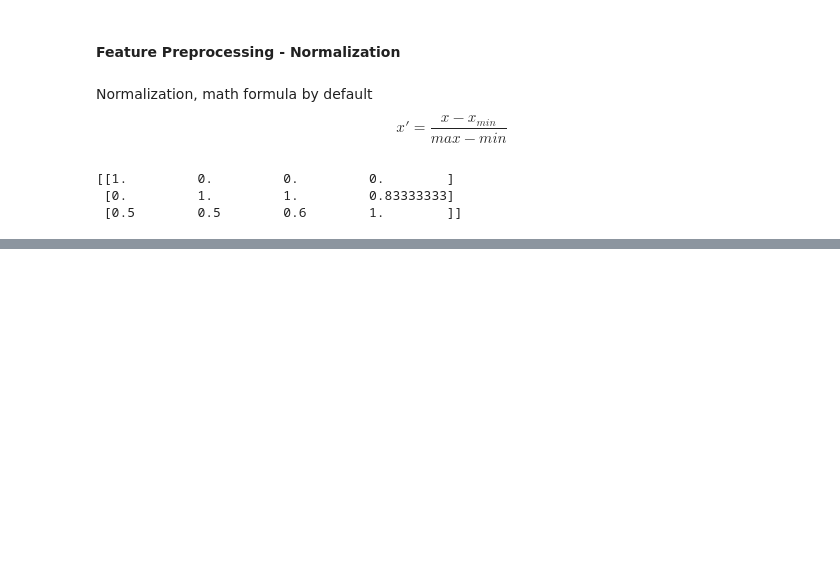
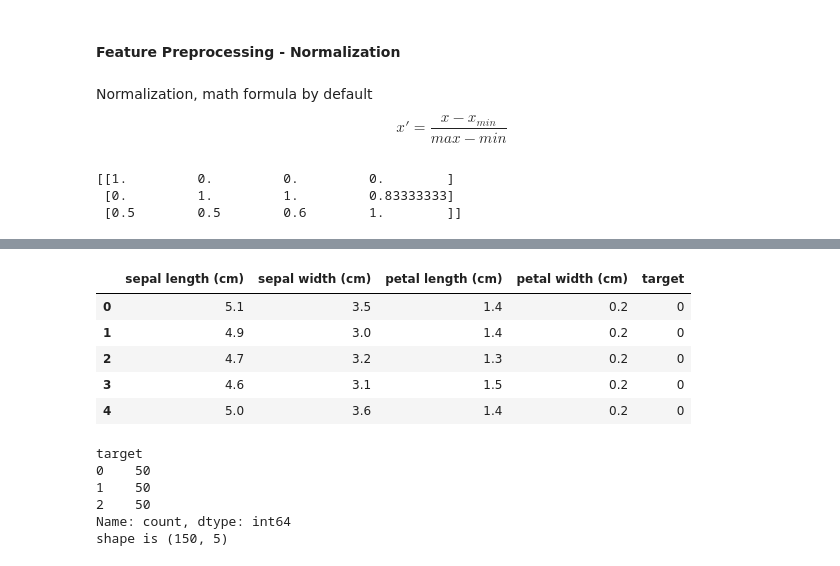
Before and after one commit to XiyueYuan/Machine-Learning, a Jupyter notebook: workspace.ipynb, the cells around one changed output, grey strips where cells are left out. Saved outputs shown, nothing was run; the diff lists cells and outputs as text; code cells hidden in the pictures; blank space fills up the shorter version.

```diff
--- a/workspace.ipynb
+++ b/workspace.ipynb
@@ -72,0 +125,28 @@ print(x_train_new)
+# %%
+import pandas as pd
+# as_frame is a function inside skitlearn package
+# as_frame = False by default
+# as_frame = True, so skitlearn will automatically transfer the data into dataframe
+iris_data = load_iris(as_frame=True)
+# it returns a Bunch Object
+df = pd.DataFrame(iris_data.frame)
+# .frame to convert it into pandas dataframe form
+df.head()
+# %% [output]
+|  | sepal length (cm) | sepal width (cm) | petal length (cm) | petal width (cm) | target |
+| 0 | 5.1 | 3.5 | 1.4 | 0.2 | 0 |
+| 1 | 4.9 | 3.0 | 1.4 | 0.2 | 0 |
+| 2 | 4.7 | 3.2 | 1.3 | 0.2 | 0 |
+| 3 | 4.6 | 3.1 | 1.5 | 0.2 | 0 |
+| 4 | 5.0 | 3.6 | 1.4 | 0.2 | 0 |
+# %%
+# Then we can play the data
+print(df['target'].value_counts())
+print(f'shape is {df.shape}')
+# %% [output]
+target
+0    50
+1    50
+2    50
+Name: count, dtype: int64
+shape is (150, 5)
```
Also changed, not shown: parts of 15 cells of this notebook, 2 other files.
